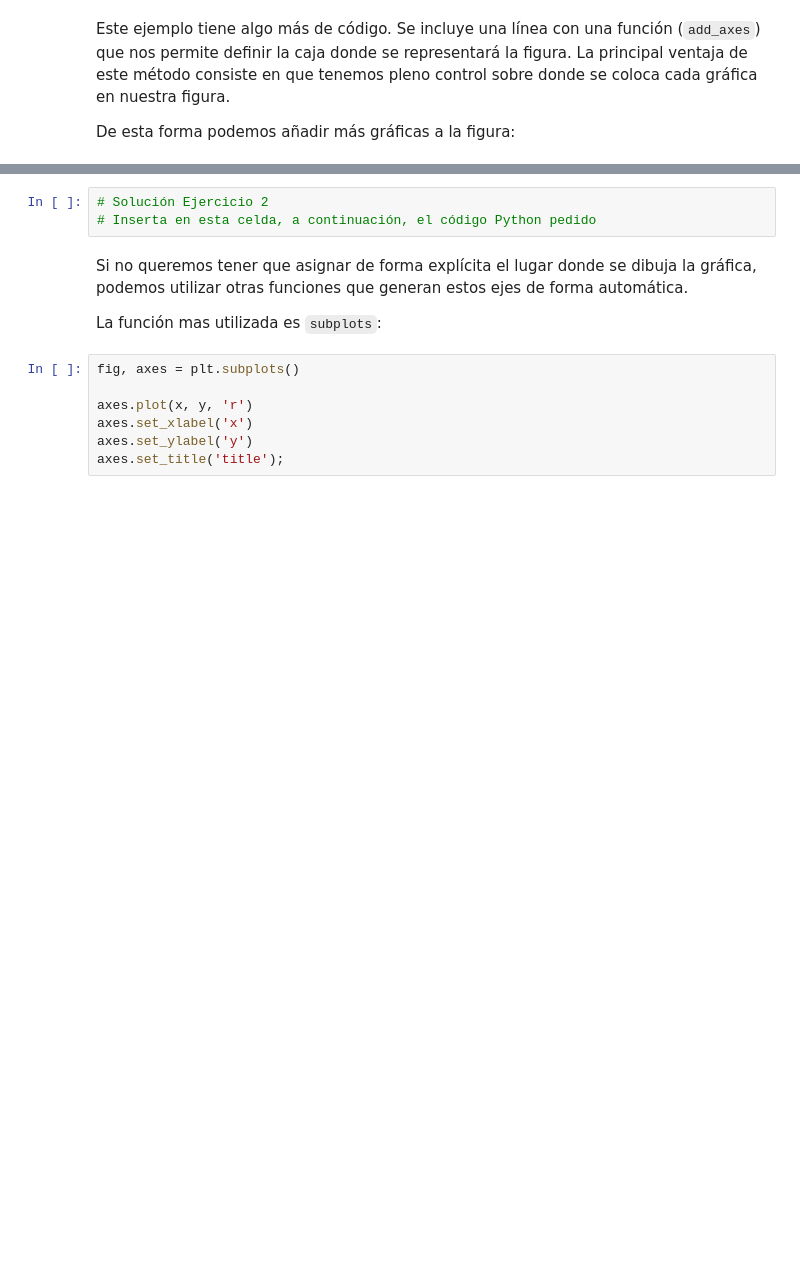
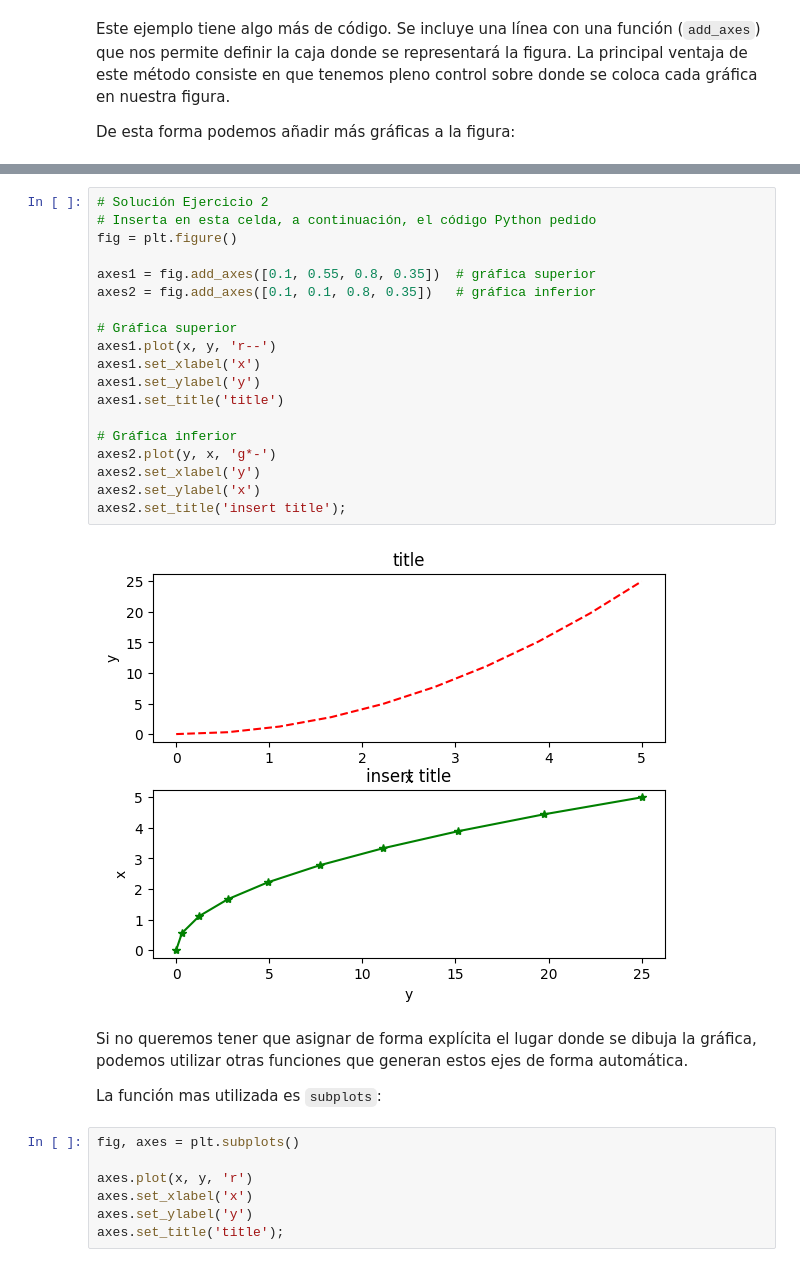
Before and after one commit to AdrianBR003/Practias-Tecnologias-Emergentes, a Jupyter notebook: Practica3/Práctica3-MatPlotLib/Práctica3-matplotlib.ipynb, the cells around one changed output, grey strips where cells are left out. Cells and saved outputs as stored; diff of their text form; blank space fills up the shorter version.

Commit message:
Ejercicios Guia 1-5

```diff
--- a/Practica3/Práctica3-MatPlotLib/Práctica3-matplotlib.ipynb
+++ b/Practica3/Práctica3-MatPlotLib/Práctica3-matplotlib.ipynb
@@ -105,9 +121,27 @@ axes2.set_title('insert title');
 <img src="img/ejercicio2.png" style="float: left">
 
 **Ejercicio 2**: Realiza las dos gráficas anteriores pero poniendo una encima de la otra (una antes de otra en la parte superior, no superpuesta).
-# %%
-# Solución Ejercicio 2
-# Inserta en esta celda, a continuación, el código Python pedido
+# %%
+# Solución Ejercicio 2
+# Inserta en esta celda, a continuación, el código Python pedido
+fig = plt.figure()
+
+axes1 = fig.add_axes([0.1, 0.55, 0.8, 0.35])  # gráfica superior
+axes2 = fig.add_axes([0.1, 0.1, 0.8, 0.35])   # gráfica inferior
+
+# Gráfica superior
+axes1.plot(x, y, 'r--')
+axes1.set_xlabel('x')
+axes1.set_ylabel('y')
+axes1.set_title('title')
+
+# Gráfica inferior
+axes2.plot(y, x, 'g*-')
+axes2.set_xlabel('y')
+axes2.set_ylabel('x')
+axes2.set_title('insert title');
+# %% [output]
+[figure, added]
 # %% [markdown]
 Si no queremos tener que asignar de forma explícita el lugar donde se dibuja la gráfica, podemos utilizar otras funciones que generan estos ejes de forma automática.
 
```
Also changed, not shown: parts of 12 cells of this notebook, 1 other file.
